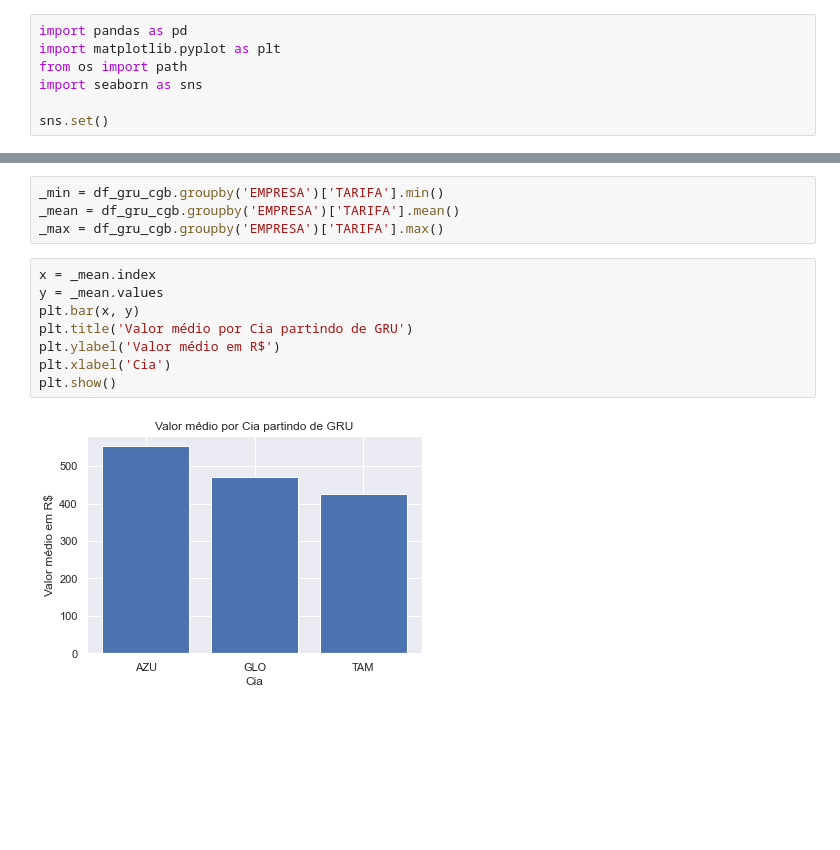
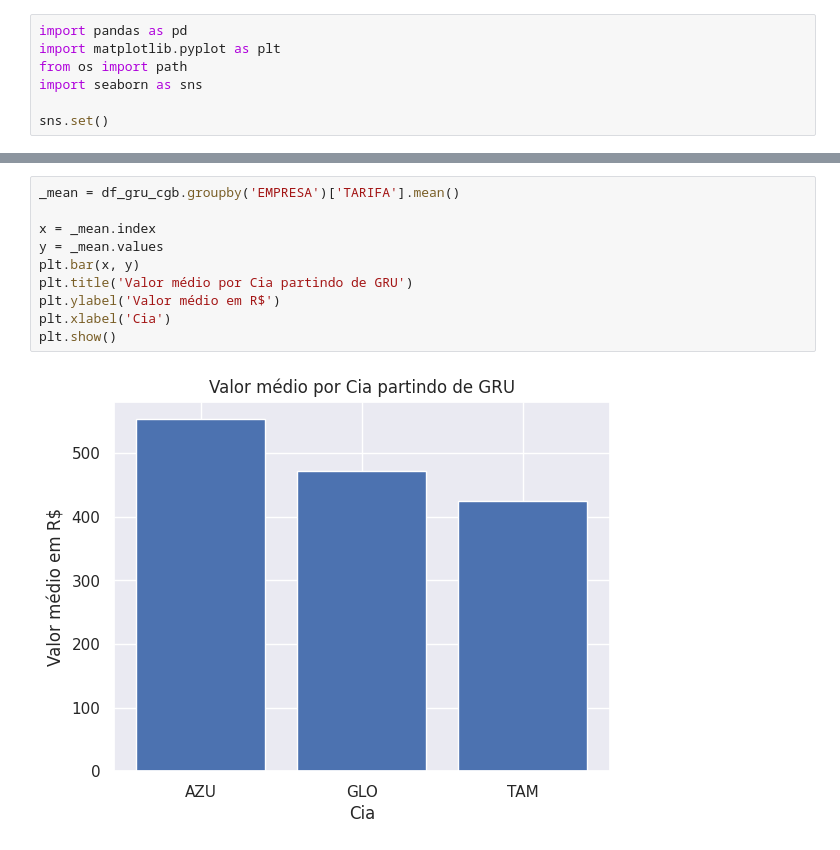
Before and after one commit to anderscq/anac, a Jupyter notebook: Analises.ipynb, the cells around one changed output, grey strips where cells are left out. Cells and saved outputs as stored; diff of their text form; blank space fills up the shorter version.

```diff
--- a/Analises.ipynb
+++ b/Analises.ipynb
@@ -30,14 +28,12 @@ plt.show()
 # %%
-_min = df_gru_cgb.groupby('EMPRESA')['TARIFA'].min()
 _mean = df_gru_cgb.groupby('EMPRESA')['TARIFA'].mean()
-_max = df_gru_cgb.groupby('EMPRESA')['TARIFA'].max()
+
+x = _mean.index
+y = _mean.values
+plt.bar(x, y)
+plt.title('Valor médio por Cia partindo de GRU')
+plt.ylabel('Valor médio em R$')
+plt.xlabel('Cia')
+plt.show()
+# %% [output]
+[figure, added]
-# %%
-x = _mean.index
-y = _mean.values
-plt.bar(x, y)
-plt.title('Valor médio por Cia partindo de GRU')
-plt.ylabel('Valor médio em R$')
-plt.xlabel('Cia')
-plt.show()
-# %% [output]
-[figure, removed]
```
Also changed, not shown: parts of 4 cells of this notebook, 2 other files.
